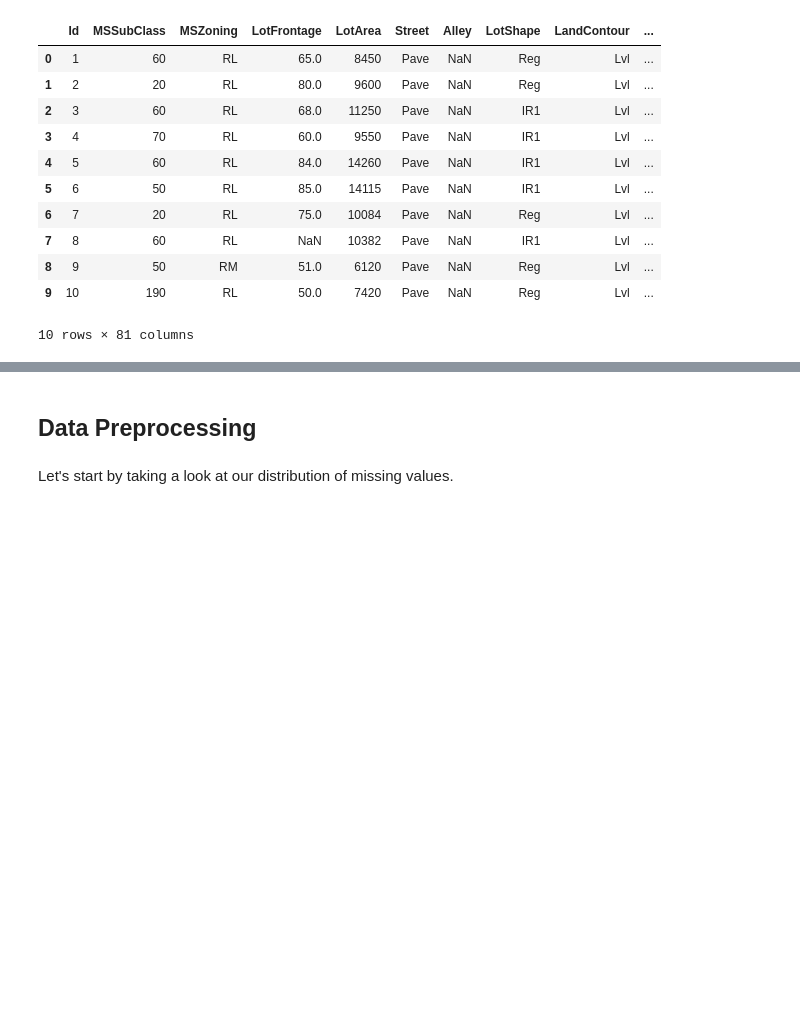
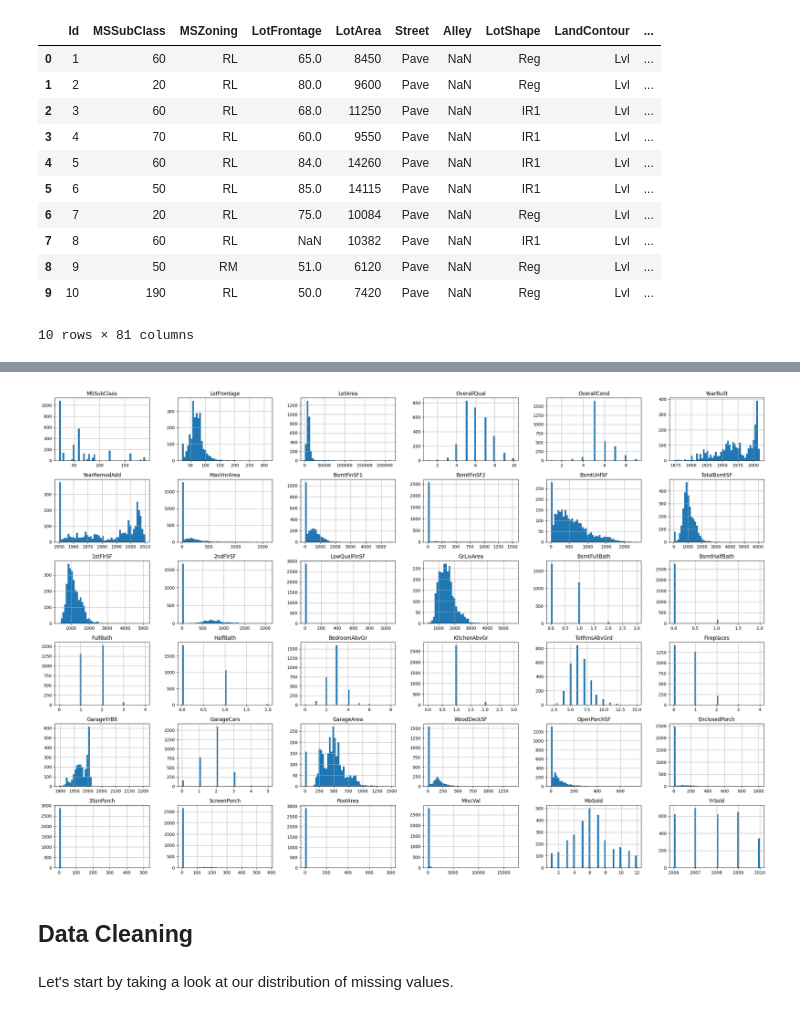
Before and after one commit to nicktedesco/kaggle_code, a Jupyter notebook: project2_housePrices/project2_housePrices.ipynb, the cells around one changed output, grey strips where cells are left out. Drawn from its saved outputs; the diff is of its cells as text; code cells hidden in the pictures; blank space fills up the shorter version.

```diff
--- a/project2_housePrices/project2_housePrices.ipynb
+++ b/project2_housePrices/project2_housePrices.ipynb
@@ -43,5 +121,9 @@ data = pd.concat([train.drop(columns = 'SalePrice'), test])
+# %%
+data.drop(columns = "Id").hist(bins = 50, figsize = (30, 20));
+# %% [output]
+[figure, added]
 # %% [markdown]
-## **Data Preprocessing**
+## **Data Cleaning**
 # %% [markdown]
 Let's start by taking a look at our distribution of missing values.
 # %%
```
Also changed, not shown: parts of 20 cells of this notebook.
